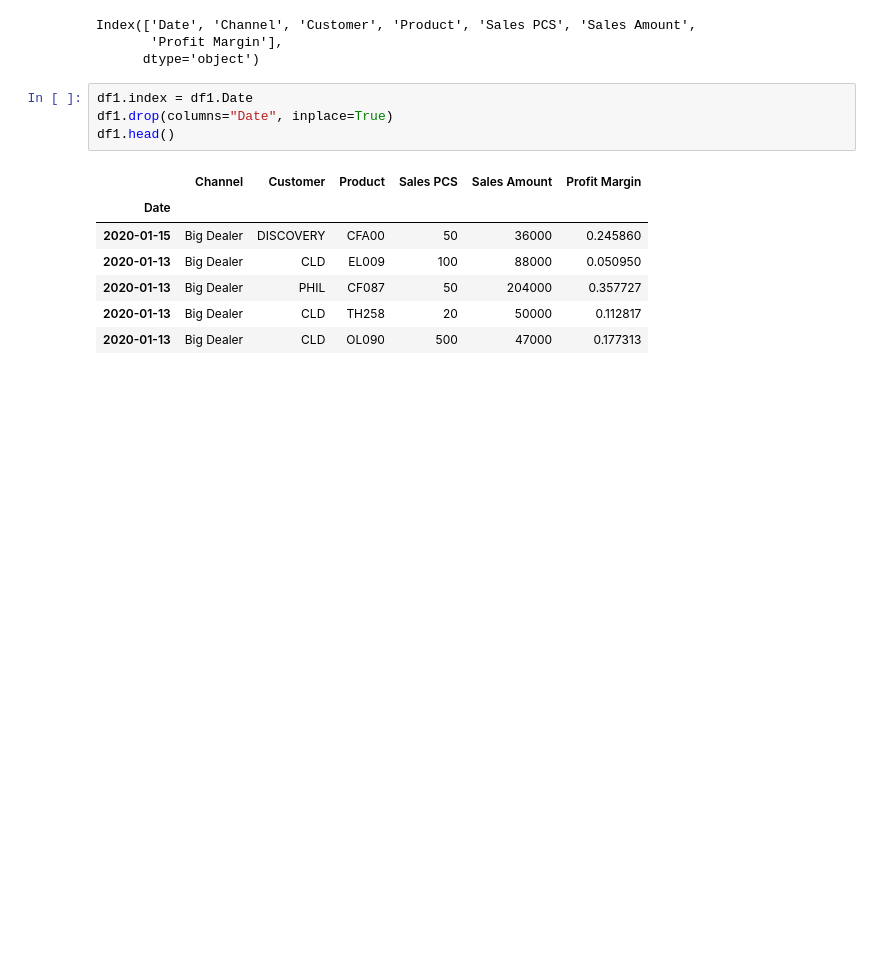
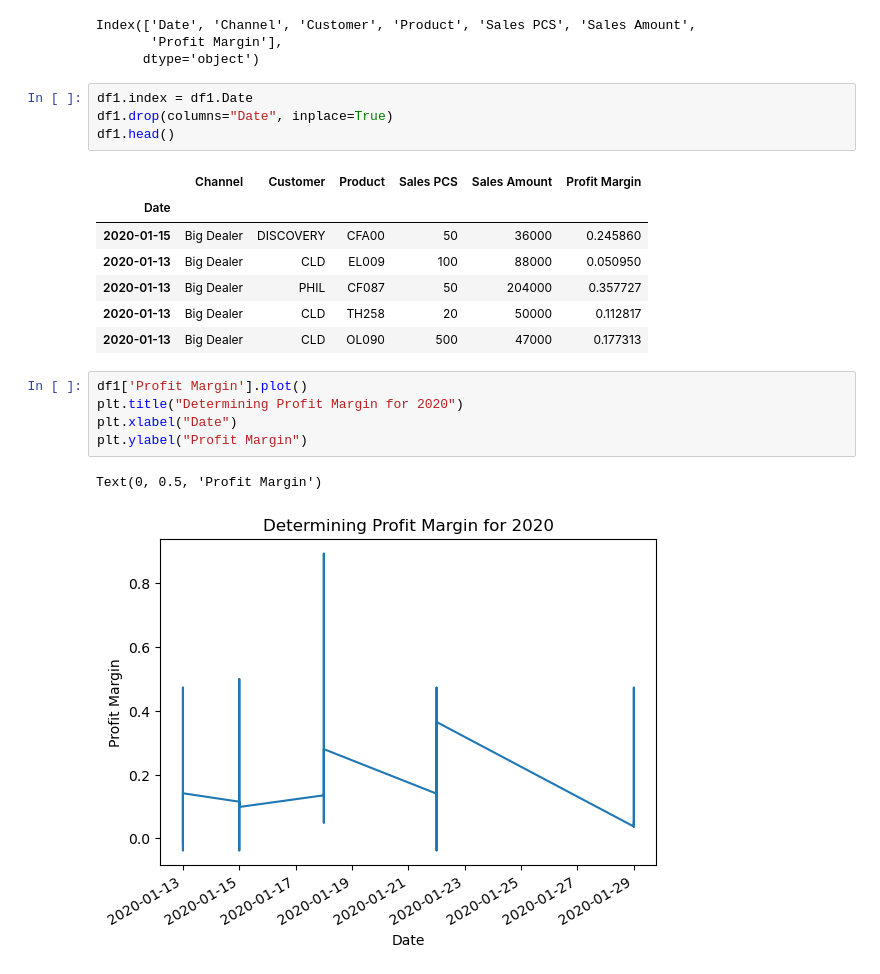
Before and after one commit to louiswordz/CIG_Sales, a Jupyter notebook: CIG.ipynb, the cells around one changed output. Saved outputs shown, nothing was run; the diff lists cells and outputs as text; blank space fills up the shorter version.

Commit message:
Made some plots

```diff
--- a/CIG.ipynb
+++ b/CIG.ipynb
@@ -129,3 +129,11 @@ df1.head()
 | 2020-01-13 | Big Dealer | PHIL | CF087 | 50 | 204000 | 0.357727 |
 | 2020-01-13 | Big Dealer | CLD | TH258 | 20 | 50000 | 0.112817 |
 | 2020-01-13 | Big Dealer | CLD | OL090 | 500 | 47000 | 0.177313 |
+# %%
+df1['Profit Margin'].plot()
+plt.title("Determining Profit Margin for 2020")
+plt.xlabel("Date")
+plt.ylabel("Profit Margin")
+# %% [output]
+Text(0, 0.5, 'Profit Margin')
+[figure, added]
```
Also changed, not shown: parts of 2 cells of this notebook.
